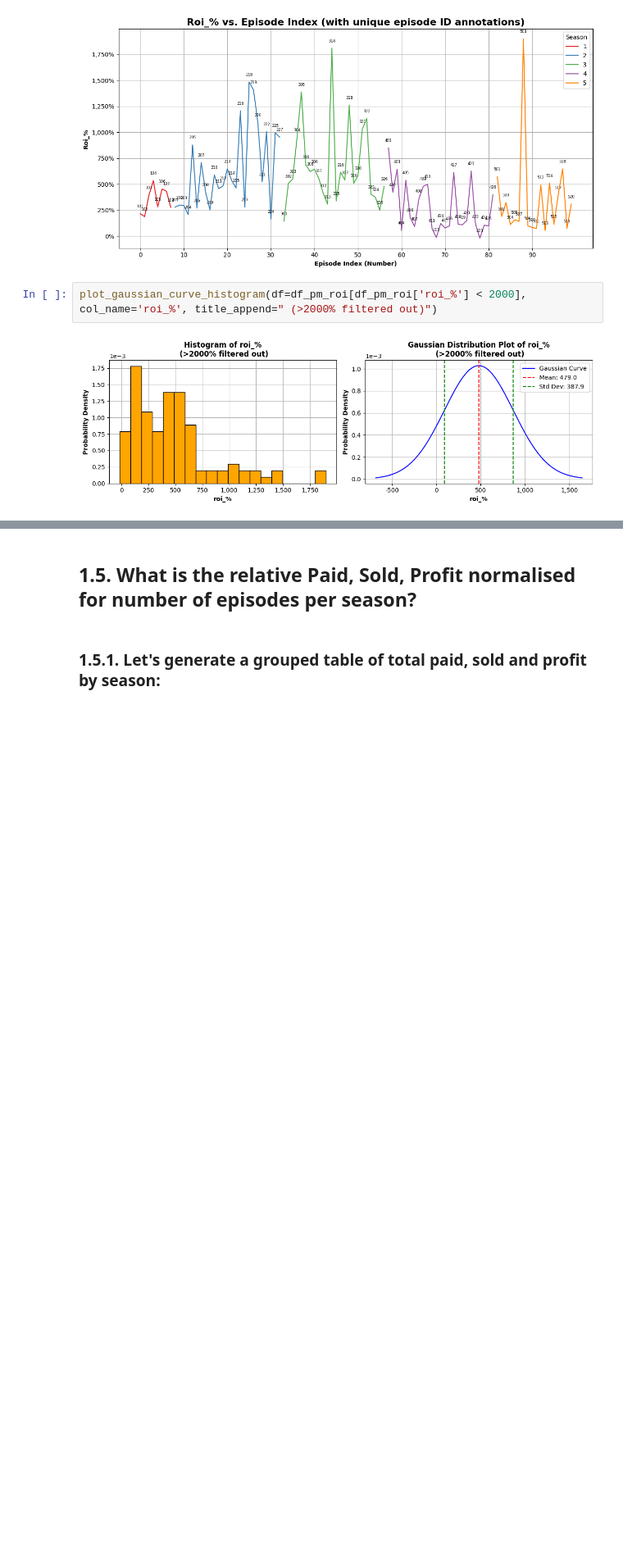
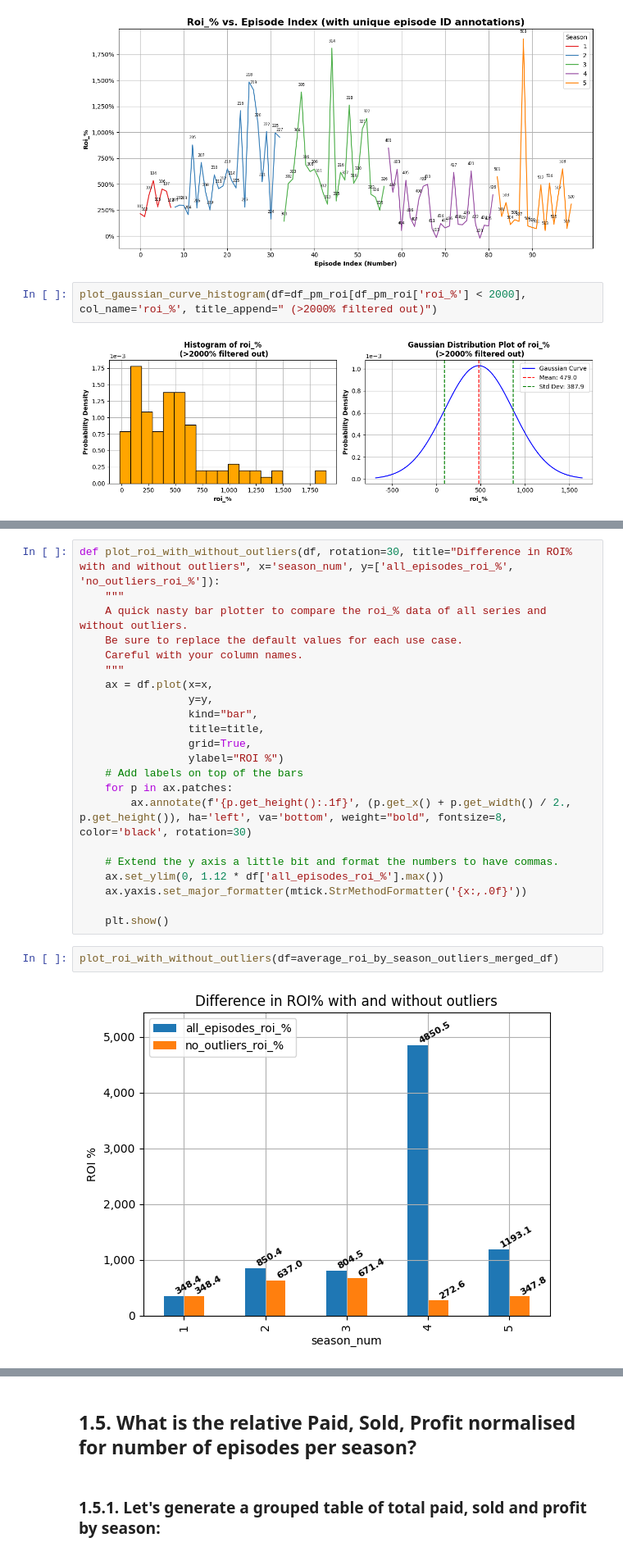
Before and after one commit to Joshua-Higgins-jp/Auction_Hunters_EDA, a Jupyter notebook: auction_hunters_eda.ipynb, the cells around one changed output, grey strips where cells are left out. Shown at 82% size. Drawn from its saved outputs; the diff is of its cells as text; blank space fills up the shorter version.

```diff
--- a/auction_hunters_eda.ipynb
+++ b/auction_hunters_eda.ipynb
@@ -726,0 +798,26 @@ average_roi_by_season
+# %%
+def plot_roi_with_without_outliers(df, rotation=30, title="Difference in ROI% with and without outliers", x='season_num', y=['all_episodes_roi_%', 'no_outliers_roi_%']):
+    """
+    A quick nasty bar plotter to compare the roi_% data of all series and without outliers.
+    Be sure to replace the default values for each use case.
+    Careful with your column names.
+    """
+    ax = df.plot(x=x,
+                 y=y,
+                 kind="bar",
+                 title=title,
+                 grid=True,
+                 ylabel="ROI %")
+    # Add labels on top of the bars
+    for p in ax.patches:
+        ax.annotate(f'{p.get_height():.1f}', (p.get_x() + p.get_width() / 2., p.get_height()), ha='left', va='bottom', weight="bold", fontsize=8, color='black', rotation=30)
+
+    # Extend the y axis a little bit and format the numbers to have commas.
+    ax.set_ylim(0, 1.12 * df['all_episodes_roi_%'].max())
+    ax.yaxis.set_major_formatter(mtick.StrMethodFormatter('{x:,.0f}'))
+
+    plt.show()
+# %%
+plot_roi_with_without_outliers(df=average_roi_by_season_outliers_merged_df)
+# %% [output]
+[figure, added]
```
Also changed, not shown: parts of 58 cells of this notebook.
